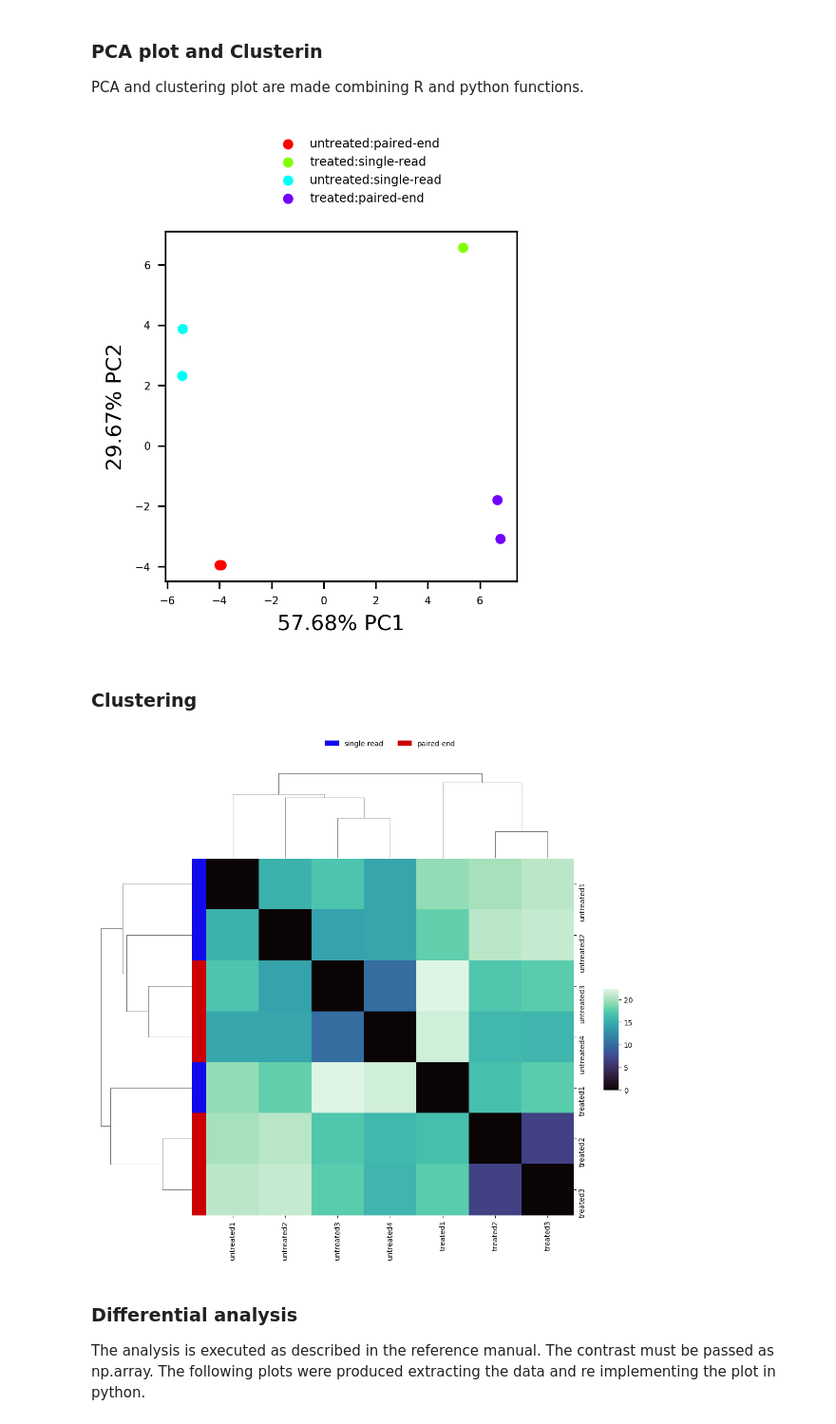
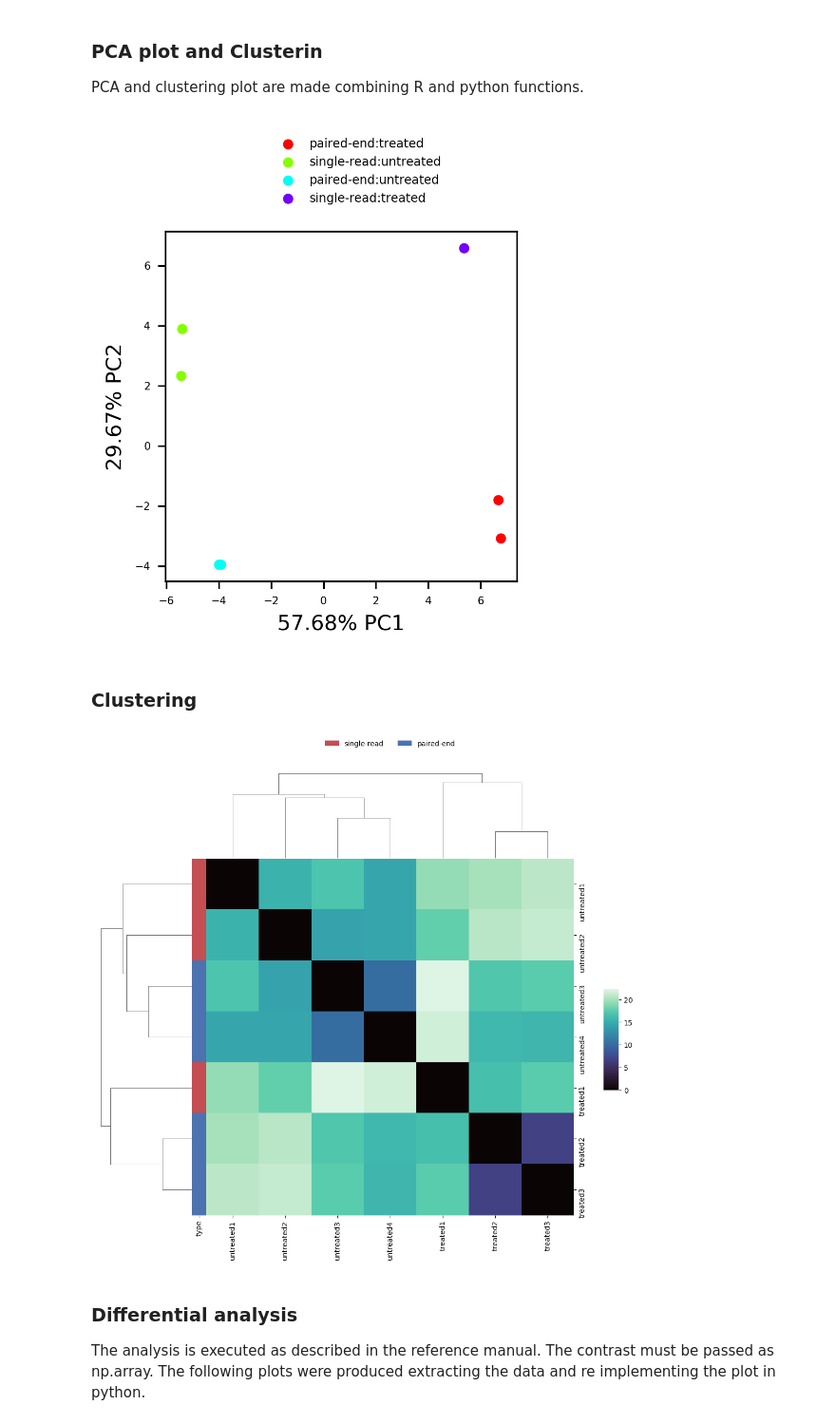
Before and after one commit to FedeGerva/pydeseq2, a Jupyter notebook: notebook/DESeq2_rnaseq.ipynb, the cells around one changed output. Shown at 95% size. Cells and saved outputs as stored; diff of their text form; code cells hidden in the pictures.

Commit message:
add new functions

```diff
--- a/notebook/DESeq2_rnaseq.ipynb
+++ b/notebook/DESeq2_rnaseq.ipynb
@@ -146,20 +139,23 @@ TCcmap={'untreated:single-read': '#66c2a5','untreated:paired-end': '#fc8d62', 't
 ### Import count matrix and samples information
 
 The toy dataset chosen to run this tutorial is the count data from [Pasilla](http://bioconductor.org/packages/release/data/experiment/html/pasilla.html) package since it was the one chose by DESeq2 tutorial, making it easier to compare and follow.
-# %%
-pasCts=system_file("extdata",
-                   "pasilla_gene_counts.tsv",
-                   package="pasilla", mustWork=True)
-pasAnno=system_file("extdata",
-                   "pasilla_sample_annotation.csv",
-                   package="pasilla", mustWork=True)
-
-##Import count matrix and specify numeric type.
-cts=pd.read_table(pasCts[0],sep="\t",header=0,index_col=0,dtype="str") #import count matrix
-cts=cts.apply(pd.to_numeric)
-
-coldata=pd.read_csv(pasAnno[0],index_col=0) #import coldata information
-# coldata=coldata[["condition","type"]]
+# %%
+##definition of functions to import objects. These functions are not in the package to be more flexible
+def importCts(pathCts):
+    """imort count matrix as pandas df"""
+    cts=pd.read_table(pathCts[0], sep="\t", header=0, index_col=0, dtype="str")
+    cts=cts.apply(pd.to_numeric)
+    return cts
+
+def importColdata(pathColdata, pathCts):
+    """imort sample annotation as pandas df"""
+    coldata=pd.read_csv(pathColdata[0],index_col=0) #import coldata information
+    coldata.index=coldata.index.str.replace(r'fb$', '')
+    coldata=coldata.loc[importCts(pathCts).columns]
+    return coldata
+# %%
+cts=importCts(system_file("extdata", "pasilla_gene_counts.tsv", package="pasilla", mustWork=True))
+coldata=importColdata(system_file("extdata", "pasilla_sample_annotation.csv", package="pasilla", mustWork=True), system_file("extdata", "pasilla_gene_counts.tsv", package="pasilla", mustWork=True))
 # %%
 ##Print head of the count table
 pd.DataFrame(cts).head()
@@ -219,3 +205,6 @@ with localconverter(ro.default_converter + pandas2ri.converter):
+# %%
+##convert cts and coldata from pandas to r dataframe - you can also pass numpy array and skip this process
+r_cts, r_coldata=pydeseq2.pyConvertPandas(cts, coldata)
 # %% [markdown]
 ### Create or load dds/rld/vsd files
 
@@ -286,15 +275,15 @@ for i in dds_obj:
 
 PCA and clustering plot are made combining R and python functions.
 # %%
-pydeseq2.pyPlotPCA(rld, intgroup_name=['condition', 'type'],  ncompx=1, ncompy=2)
+pydeseq2.pyPlotPCA(rld, intgroup_name=['type', 'condition'])
 # %% [output]
-[figure, old version]
+[figure, new version]
 # %% [markdown]
 ### Clustering
 # %%
-pydeseq2.pyPlotClustering(rld, coldata, intgroup_name=['type', 'condition'], Dictcmap=TCcmap)
+pydeseq2.pyPlotClustering(rld, coldata, intgroup_name=['type'] )
 # %% [output]
-[figure, old version]
+[figure, new version]
 # %% [markdown]
 ### Differential analysis
 
```
Also changed, not shown: parts of 8 cells of this notebook, 1 other file.
